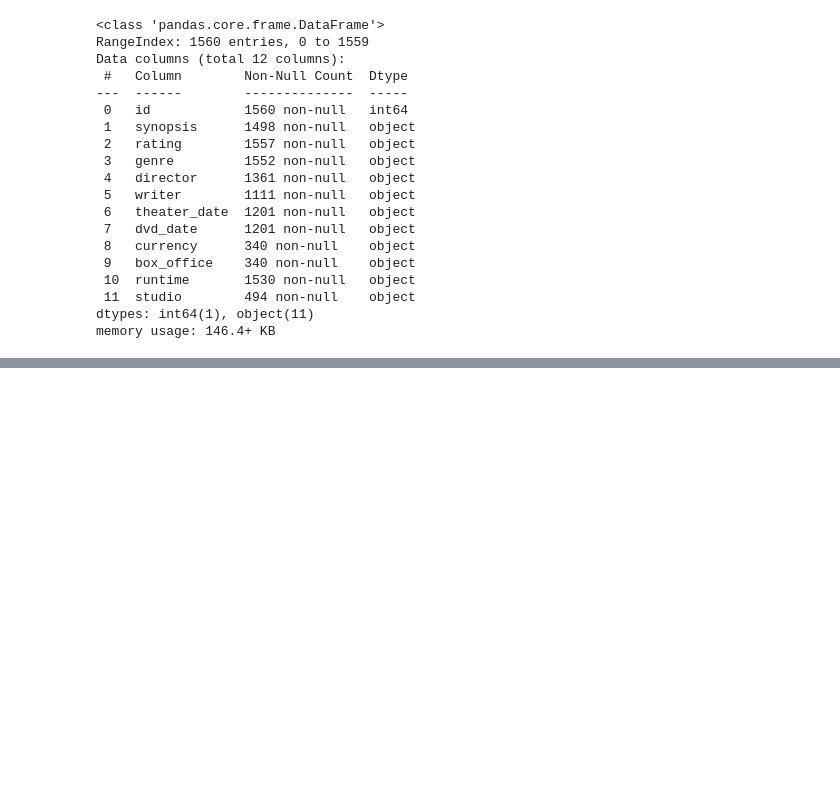
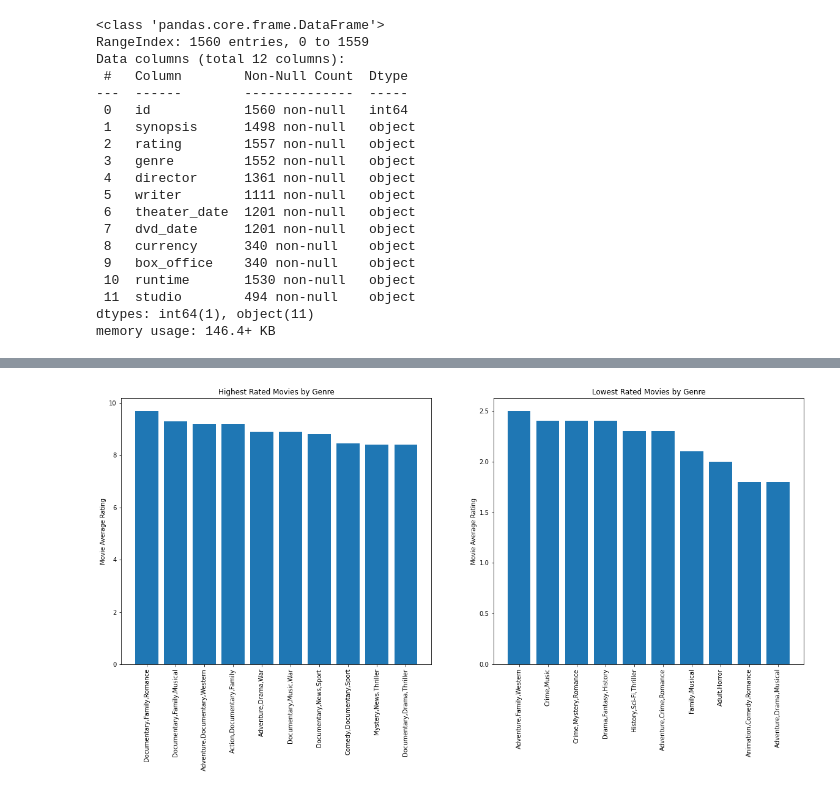
Before and after one commit to Cngabu/dsc-phase-1-project, a Jupyter notebook: student.ipynb, the cells around one changed output, grey strips where cells are left out. Drawn from its saved outputs; the diff is of its cells as text; code cells hidden in the pictures; blank space fills up the shorter version.

```diff
--- a/student.ipynb
+++ b/student.ipynb
@@ -439,0 +1001,4 @@ __Do the data types line up with what we expect? Are there any missing values?__
+# %%
+#Grouping the data by unique genre sets and the mean of the ratings
+grouped_new_tbasics_and_ratings = new_tbasics_and_ratings.groupby('genres').mean('averagerating')
+grouped_new_tbasics_and_ratings.head()
@@ -439,0 +1013,4 @@ __Do the data types line up with what we expect? Are there any missing values?__
+# %%
+#Sorting the values
+grouped_new_tbasics_and_ratings.sort_values(by=['averagerating'], ascending=False, inplace=True)
+grouped_new_tbasics_and_ratings.head()
@@ -439,0 +1025,25 @@ __Do the data types line up with what we expect? Are there any missing values?__
+# %%
+high_rated = grouped_new_tbasics_and_ratings.iloc[:10]
+plot_high_rated = high_rated.reset_index()
+# %%
+low_rated = grouped_new_tbasics_and_ratings.iloc[-10:]
+plot_low_rated = low_rated.reset_index()
+# %%
+#Setting up the plot
+fig, (ax1, ax2) = plt.subplots(ncols=2, figsize=(20, 8))
+
+ax1.bar(
+    x=plot_high_rated["genres"], height=plot_high_rated["averagerating"]
+)
+ax2.bar(x=plot_low_rated["genres"], height=plot_low_rated["averagerating"])
+
+ax1.tick_params(axis="x", labelrotation=90)
+ax2.tick_params(axis="x", labelrotation=90)
+ax1.set_ylabel("Movie Average Rating")
+ax2.set_ylabel("Movie Average Rating")
+ax1.set_title("Highest Rated Movies by Genre")
+ax2.set_title("Lowest Rated Movies by Genre");
+
+plt.savefig("./Project-images/movierating.png", dpi=150)
+# %% [output]
+[figure, added]
```
Also changed, not shown: parts of 146 cells of this notebook, 7 other files.
